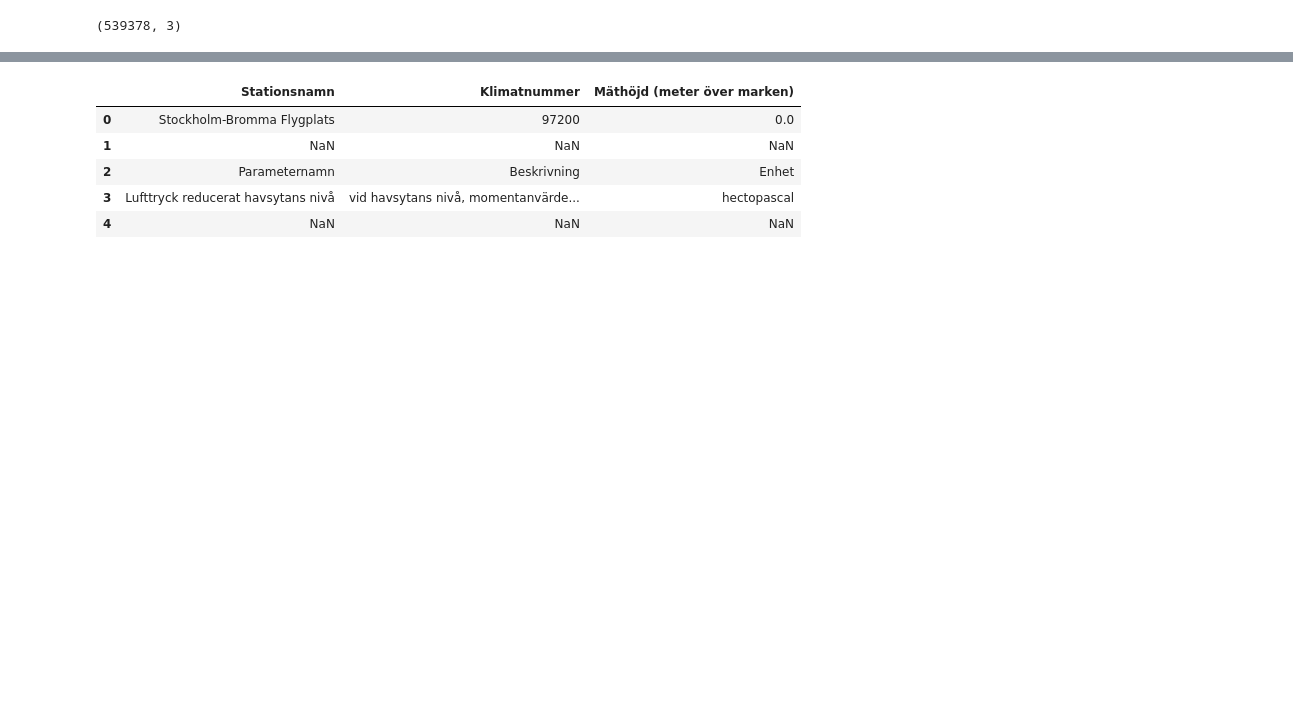
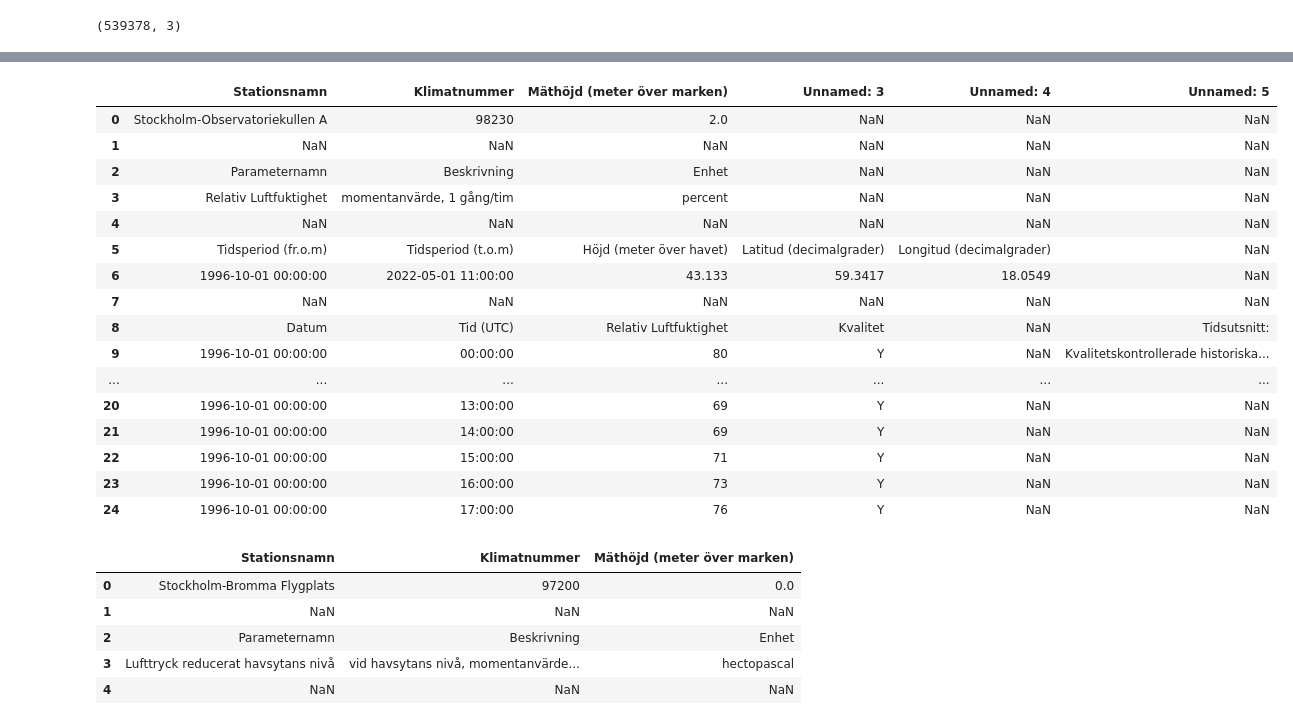
Before and after one commit to CasperKristiansson/Weather-Predictor, a Jupyter notebook: Backend/Machine Learning/data_fitter_smhi.ipynb, the cells around one changed output, grey strips where cells are left out. Saved outputs shown, nothing was run; the diff lists cells and outputs as text; code cells hidden in the pictures; blank space fills up the shorter version.

```diff
--- a/Backend/Machine Learning/data_fitter_smhi.ipynb
+++ b/Backend/Machine Learning/data_fitter_smhi.ipynb
@@ -74,6 +74,8 @@ temperature_dataframe.shape
 # %%
 air_pressure_dataframe = pd.read_excel('..\\Data\\Raw Data\\smhi\\smhi-opendata_9_97200_20220419_071543_2.xlsx')
 air_pressure_last_months_dataframe = pd.read_excel('..\\Data\\Raw Data\\smhi\\smhi-opendata_9_97200_20220419_071558.xlsx')
+
+humility_dataframe = pd.read_excel('..\\Data\\Raw Data\\smhi\\smhi-opendata_6_98230_20220510_083332.xlsx')
 # %%
 air_pressure_dataframe.head(25)
 # %% [output]
@@ -94,6 +96,26 @@ air_pressure_dataframe.head(25)
 | 22 | 1939-01-04 00:00:00 | 07:00:00 | 1000.3 | Y | NaN | NaN |
 | 23 | 1939-01-04 00:00:00 | 13:00:00 | 999.7 | Y | NaN | NaN |
 | 24 | 1939-01-04 00:00:00 | 18:00:00 | 999.2 | Y | NaN | NaN |
+# %%
+humility_dataframe.head(25)
+# %% [output]
+|  | Stationsnamn | Klimatnummer | Mäthöjd (meter över marken) | Unnamed: 3 | Unnamed: 4 | Unnamed: 5 |
+| 0 | Stockholm-Observatoriekullen A | 98230 | 2.0 | NaN | NaN | NaN |
+| 1 | NaN | NaN | NaN | NaN | NaN | NaN |
+| 2 | Parameternamn | Beskrivning | Enhet | NaN | NaN | NaN |
+| 3 | Relativ Luftfuktighet | momentanvärde, 1 gång/tim | percent | NaN | NaN | NaN |
+| 4 | NaN | NaN | NaN | NaN | NaN | NaN |
+| 5 | Tidsperiod (fr.o.m) | Tidsperiod (t.o.m) | Höjd (meter över havet) | Latitud (decimalgrader) | Longitud (decimalgrader) | NaN |
+| 6 | 1996-10-01 00:00:00 | 2022-05-01 11:00:00 | 43.133 | 59.3417 | 18.0549 | NaN |
+| 7 | NaN | NaN | NaN | NaN | NaN | NaN |
+| 8 | Datum | Tid (UTC) | Relativ Luftfuktighet | Kvalitet | NaN | Tidsutsnitt: |
+| 9 | 1996-10-01 00:00:00 | 00:00:00 | 80 | Y | NaN | Kvalitetskontrollerade historiska... |
+| ... | ... | ... | ... | ... | ... | ... |
+| 20 | 1996-10-01 00:00:00 | 13:00:00 | 69 | Y | NaN | NaN |
+| 21 | 1996-10-01 00:00:00 | 14:00:00 | 69 | Y | NaN | NaN |
+| 22 | 1996-10-01 00:00:00 | 15:00:00 | 71 | Y | NaN | NaN |
+| 23 | 1996-10-01 00:00:00 | 16:00:00 | 73 | Y | NaN | NaN |
+| 24 | 1996-10-01 00:00:00 | 17:00:00 | 76 | Y | NaN | NaN |
 # %%
 air_pressure_dataframe.drop(columns=['Unnamed: 3', 'Unnamed: 4', 'Unnamed: 5'], inplace=True)
 air_pressure_last_months_dataframe.drop(columns=['Unnamed: 3', 'Unnamed: 4', 'Unnamed: 5'], inplace=True)
```
Also changed, not shown: parts of 6 cells of this notebook, 3 other files.
